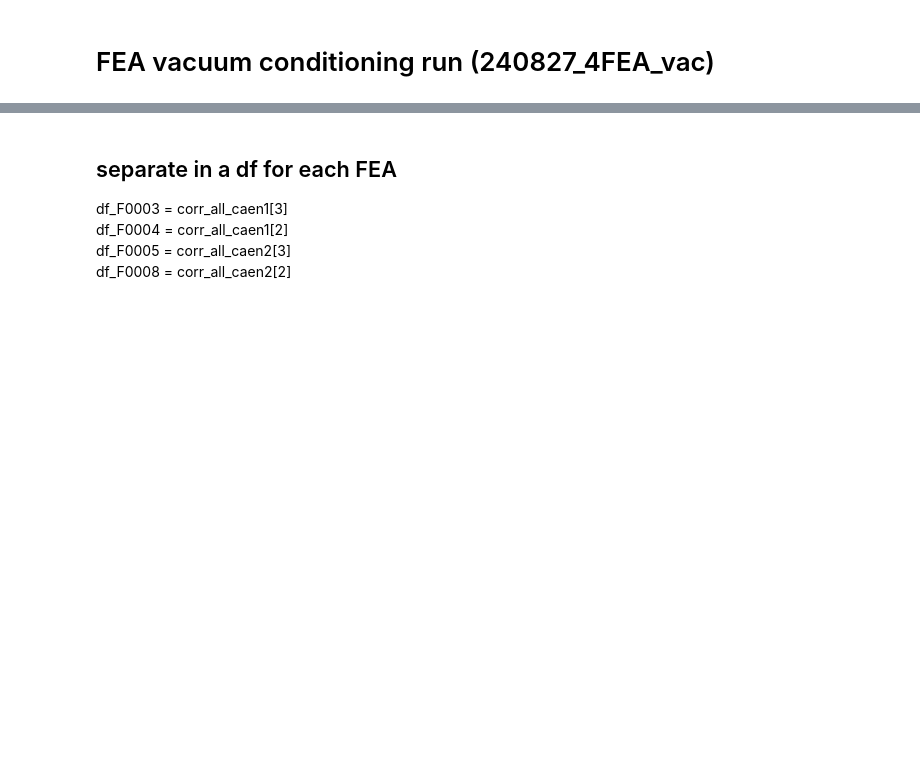
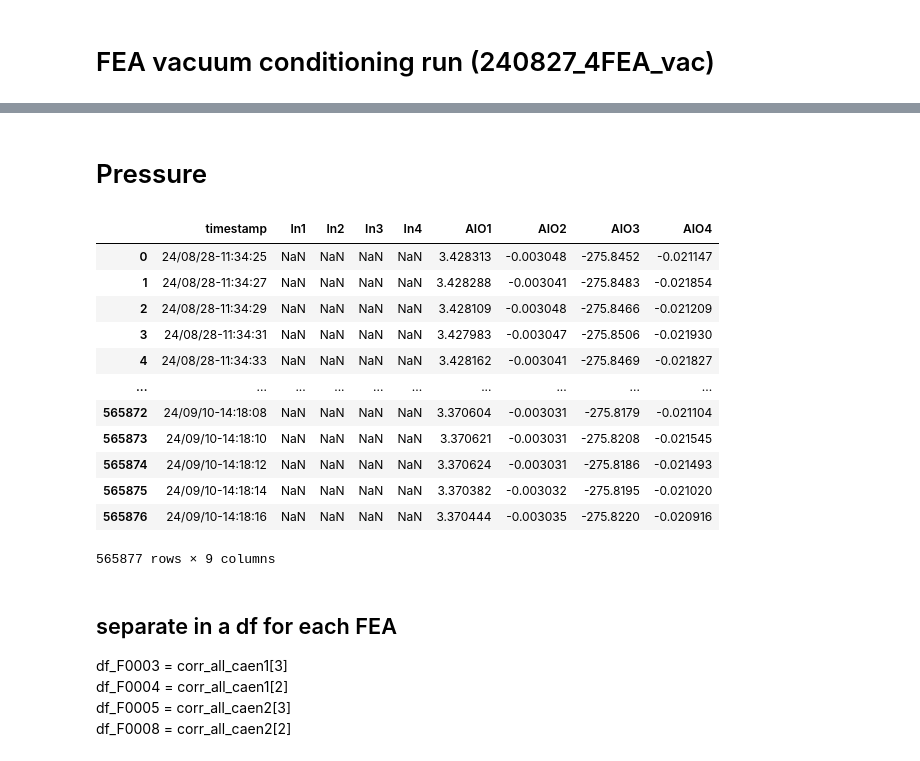
Before and after one commit to Kyatn/FEA-analysis, a Jupyter notebook: 241227_4FEA_vac.ipynb, the cells around one changed output, grey strips where cells are left out. Saved outputs shown, nothing was run; the diff lists cells and outputs as text; code cells hidden in the pictures; blank space fills up the shorter version.

```diff
--- a/241227_4FEA_vac.ipynb
+++ b/241227_4FEA_vac.ipynb
@@ -30,9 +30,9 @@ print(mpl.rcParams["savefig.directory"])
 cols = ['timestamp','ch', 'VMON','IMON', 'RAMPINGUP', 'RAMPINGDOWN', 'VSET', 'ISET']
 FEA_test_dir = '240827_4FEA_vac'
 FEA_data = '240827_4FEA_vac'
-OS = 'linux'
+OS = 'windows'
 
-all_df_caen1, all_df_caen2, ctc_100 = FEA_analysis.import_caen_data(FEA_test_dir, FEA_data, cols, OS)
+all_df_caen1, all_df_caen2, df_ctc = FEA_analysis.import_caen_data(FEA_test_dir, FEA_data, cols, OS)
 
 #windows
 #caenlogfolder = 'd:\\data\\kamioka-data\\CAEN_logs\\'
@@ -95,0 +96,18 @@ last updated 2025-01-08 15:51:08.536878
+# %% [markdown]
+# Pressure
+# %%
+df_ctc
+# %% [output]
+|  | timestamp | In1 | In2 | In3 | In4 | AIO1 | AIO2 | AIO3 | AIO4 |
+| 0 | 24/08/28-11:34:25 | NaN | NaN | NaN | NaN | 3.428313 | -0.003048 | -275.8452 | -0.021147 |
+| 1 | 24/08/28-11:34:27 | NaN | NaN | NaN | NaN | 3.428288 | -0.003041 | -275.8483 | -0.021854 |
+| 2 | 24/08/28-11:34:29 | NaN | NaN | NaN | NaN | 3.428109 | -0.003048 | -275.8466 | -0.021209 |
+| 3 | 24/08/28-11:34:31 | NaN | NaN | NaN | NaN | 3.427983 | -0.003047 | -275.8506 | -0.021930 |
+| 4 | 24/08/28-11:34:33 | NaN | NaN | NaN | NaN | 3.428162 | -0.003041 | -275.8469 | -0.021827 |
+| ... | ... | ... | ... | ... | ... | ... | ... | ... | ... |
+| 565872 | 24/09/10-14:18:08 | NaN | NaN | NaN | NaN | 3.370604 | -0.003031 | -275.8179 | -0.021104 |
+| 565873 | 24/09/10-14:18:10 | NaN | NaN | NaN | NaN | 3.370621 | -0.003031 | -275.8208 | -0.021545 |
+| 565874 | 24/09/10-14:18:12 | NaN | NaN | NaN | NaN | 3.370624 | -0.003031 | -275.8186 | -0.021493 |
+| 565875 | 24/09/10-14:18:14 | NaN | NaN | NaN | NaN | 3.370382 | -0.003032 | -275.8195 | -0.021020 |
+| 565876 | 24/09/10-14:18:16 | NaN | NaN | NaN | NaN | 3.370444 | -0.003035 | -275.8220 | -0.020916 |
+565877 rows × 9 columns
```
Also changed, not shown: parts of 2 cells of this notebook, 1 other file.
